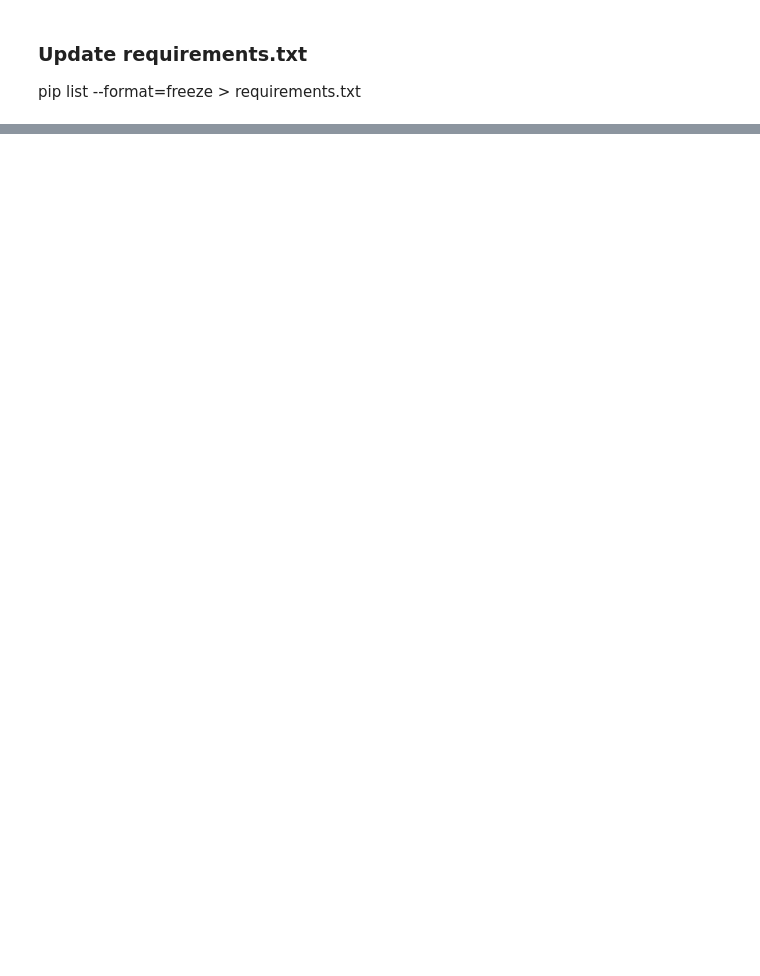
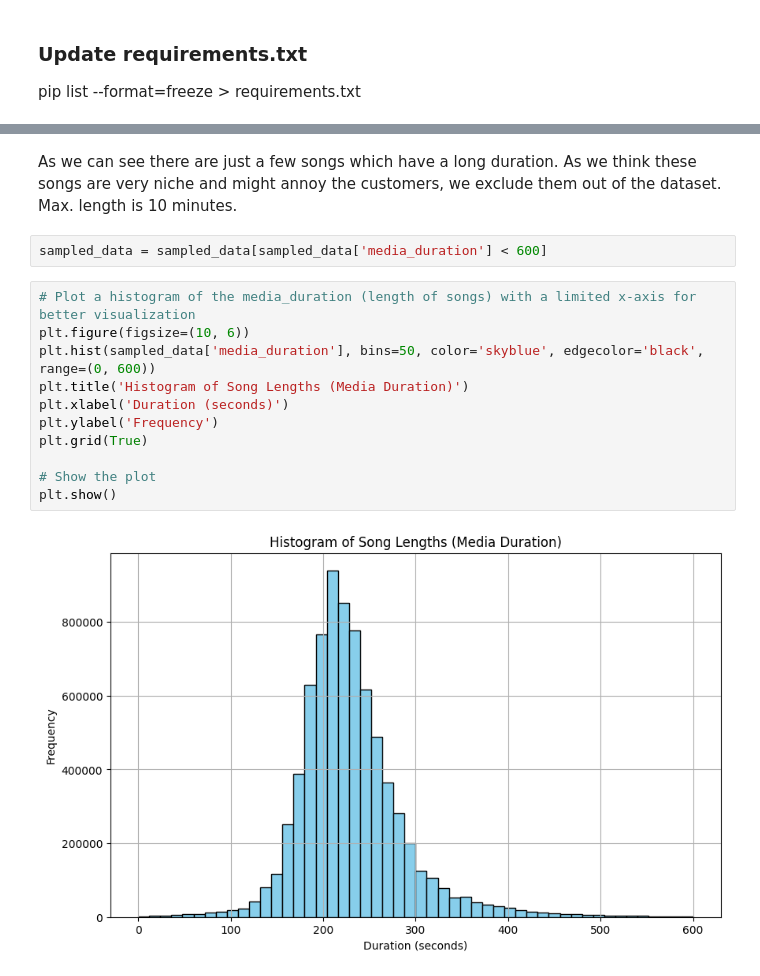
Before and after one commit to cmimholz/recommender-systems-project, a Jupyter notebook: notebooks/rec-training.ipynb, the cells around one changed output, grey strips where cells are left out. Drawn from its saved outputs; the diff is of its cells as text; blank space fills up the shorter version.

```diff
--- a/notebooks/rec-training.ipynb
+++ b/notebooks/rec-training.ipynb
@@ -26,0 +147,17 @@ pip list --format=freeze > requirements.txt
+# %% [markdown]
+As we can see there are just a few songs which have a long duration. As we think these songs are very niche and might annoy the customers, we exclude them out of the dataset. Max. length is 10 minutes.
+# %%
+sampled_data = sampled_data[sampled_data['media_duration'] < 600]
+# %%
+# Plot a histogram of the media_duration (length of songs) with a limited x-axis for better visualization
+plt.figure(figsize=(10, 6))
+plt.hist(sampled_data['media_duration'], bins=50, color='skyblue', edgecolor='black', range=(0, 600))
+plt.title('Histogram of Song Lengths (Media Duration)')
+plt.xlabel('Duration (seconds)')
+plt.ylabel('Frequency')
+plt.grid(True)
+
+# Show the plot
+plt.show()
+# %% [output]
+[figure, added]
```
Also changed, not shown: parts of 29 cells of this notebook.
